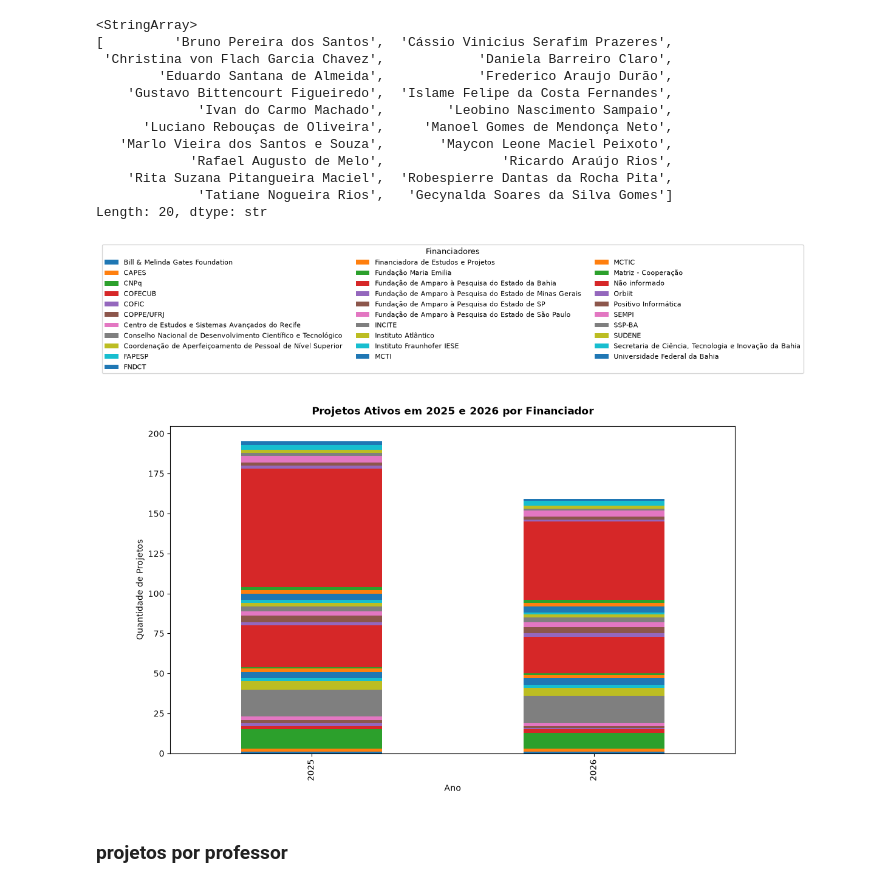
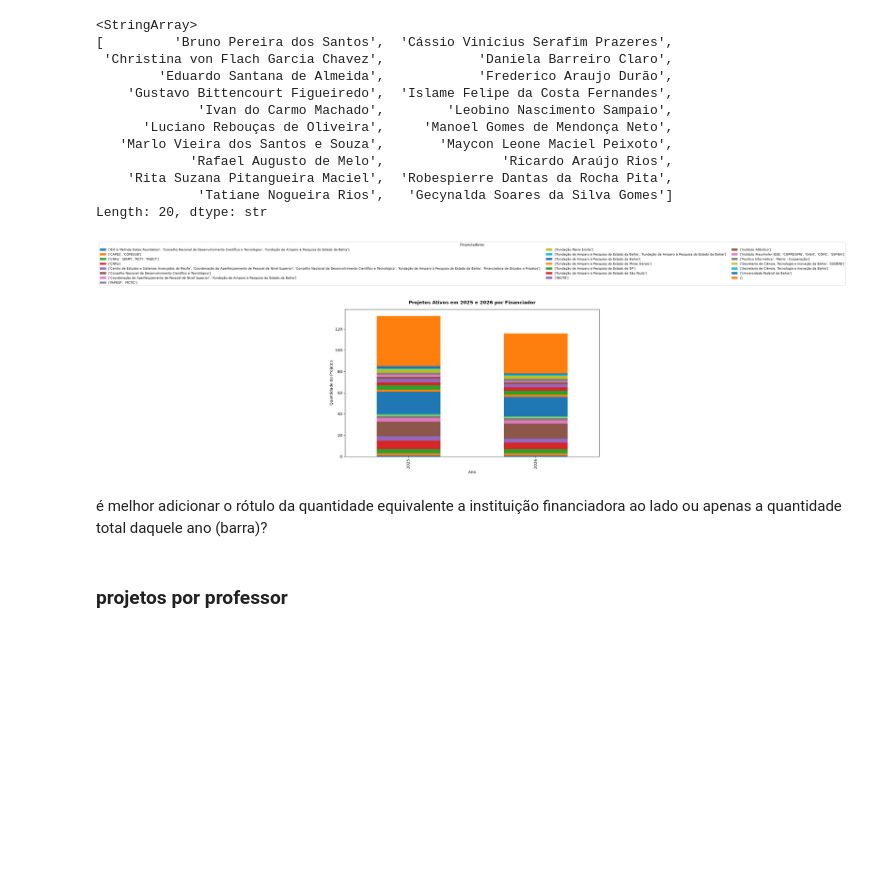
Before and after one commit to fernandanlisboa/analysing_lattes_projects, a Jupyter notebook: analysis.ipynb, the cells around one changed output. Cells and saved outputs as stored; diff of their text form; code cells hidden in the pictures; blank space fills up the shorter version.

```diff
--- a/analysis.ipynb
+++ b/analysis.ipynb
@@ -151,3 +152,11 @@ df["ano_conclusao"].unique()
 <IntegerArray>
 [<NA>, 2026, 2025]
 Length: 3, dtype: Int64
+# %%
+df["ano_inicio"] = df["ano_inicio"].astype("Int64")
+df["qtd_graduacao"] = df["qtd_graduacao"].astype("Int64")
+df["qtd_mestrado"] = df["qtd_mestrado"].astype("Int64")
+df["qtd_doutorado"] = df["qtd_doutorado"].astype("Int64")
+df["total_alunos"] = df["total_alunos"].astype("Int64")
+
+df.dtypes
@@ -180,17 +301,0 @@ pbt.plot(kind="bar", x="ano_inicio", stacked=True)
-# %%
-df['financiador'] = (
-    df['financiador'].fillna("['Não informado']").replace('[]', "['Não informado']")
-)
-
-df['financiadores_lista'] = df['financiador'].apply(ast.literal_eval)
-
-df_exploded = df.explode('financiadores_lista').reset_index(drop=True)
-
-# Tabela cruzada
-tabela = pd.crosstab(
-    df_exploded['ano_inicio'],
-    # df_exploded['financiadores_lista']
-)
-
-# Plot do gráfico empilhado
-tabela.plot(kind='bar', stacked=True, figsize=(12, 6))
@@ -216,43 +334,45 @@ Length: 20, dtype: str
+# %%
+# Unir os dois conjuntos resetando os índices para evitar duplicatas
+df_ativos = pd.concat([df_2025, df_2026], ignore_index=True)
+
+# Tabela cruzada
+tabela = pd.crosstab(df_ativos['Ano'], df_ativos['financiador'])
 # %%
-# Unir os dois conjuntos resetando os índices para evitar duplicatas
-df_ativos = pd.concat([df_2025, df_2026], ignore_index=True)
-
-# Tabela cruzada
-tabela = pd.crosstab(df_ativos['Ano'], df_ativos['financiadores_lista'])
-
 # Plot do gráfico empilhado
 
 # 1. Gerar o gráfico a partir da tabela cruzada
 fig, ax = plt.subplots(figsize=(12, 7))
 tabela.plot(kind='bar', stacked=True, ax=ax)
 
 # 2. Configurar o Título (posicionado abaixo da legenda)
 ax.set_title(
     'Projetos Ativos em 2025 e 2026 por Financiador',
     y=1.02,
     fontsize=12,
     fontweight='bold',
 )
 
 # 3. Configurar a Legenda Horizontal acima do título
 ax.legend(
     title='Financiadores',
     loc='lower center',  # Alinha a base da legenda ao ponto de ancoragem
     bbox_to_anchor=(0.5, 1.15),  # Eleva a legenda para cima do título
     ncol=3,  # Quantidade de colunas horizontais
     fontsize=8,
     title_fontsize=9,
 )
 
 # 4. Rótulos e exibição
 plt.xlabel('Ano')
 plt.ylabel('Quantidade de Projetos')
 
 # O bbox_inches='tight' garante que a legenda superior não seja cortada
-plt.savefig('grafico_projetos.png', bbox_inches='tight', dpi=300)
+# plt.savefig('grafico_projetos.png', bbox_inches='tight', dpi=300)
 plt.show()
 # %% [output]
-[figure, old version]
+[figure, new version]
+# %% [markdown]
+é melhor adicionar o rótulo da quantidade equivalente a instituição financiadora ao lado ou apenas a quantidade total daquele ano (barra)?
 # %% [markdown]
 ### projetos por professor
 # %%
```
Also changed, not shown: parts of 37 cells of this notebook.
